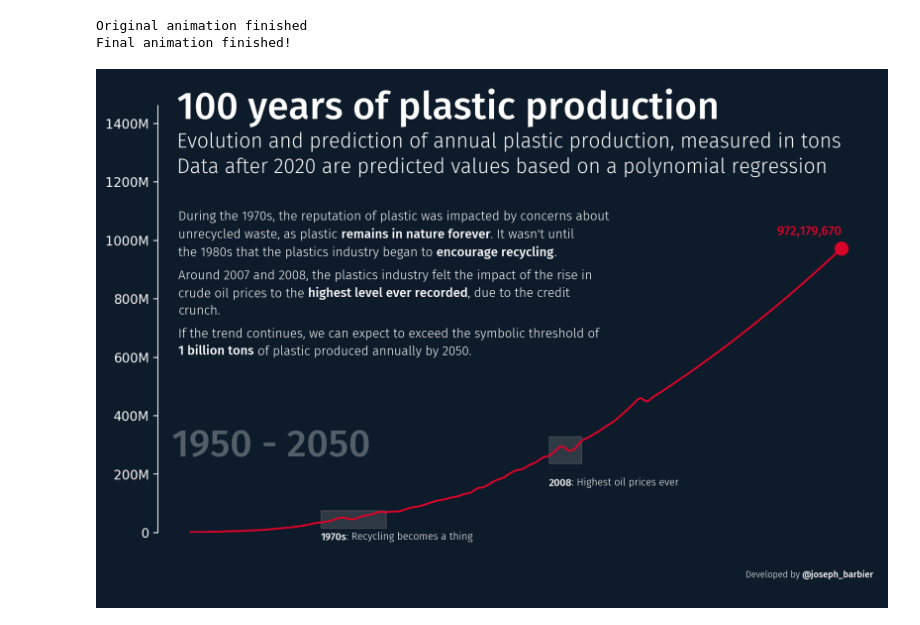
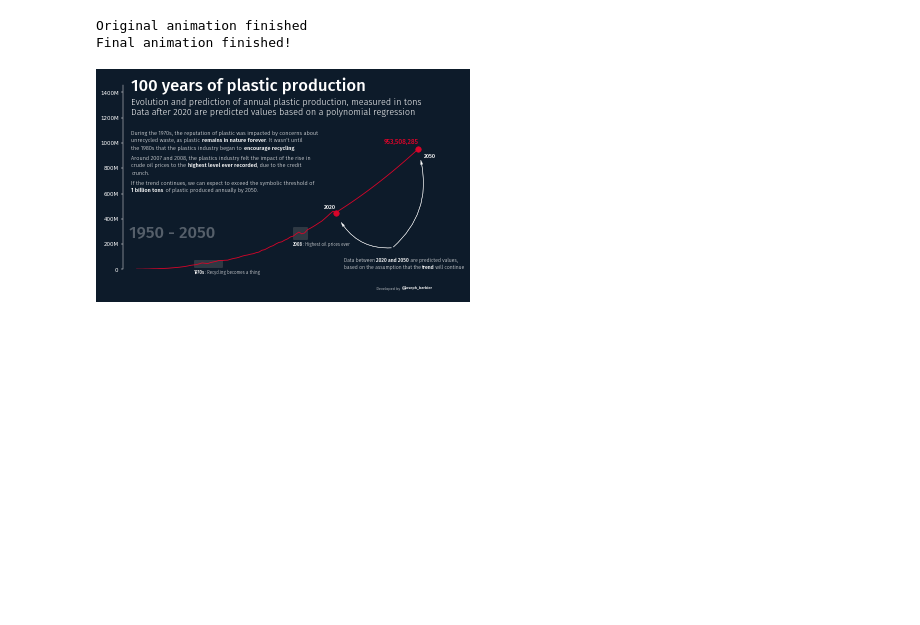
Before and after one commit to JosephBARBIERDARNAL/misc-dataviz, a Jupyter notebook: plastic-pollution/code.ipynb, the cells around one changed output. Saved outputs shown, nothing was run; the diff lists cells and outputs as text; code cells hidden in the pictures; blank space fills up the shorter version.

```diff
--- a/plastic-pollution/code.ipynb
+++ b/plastic-pollution/code.ipynb
@@ -19,7 +19,7 @@ from matplotlib import font_manager
 from matplotlib.font_manager import FontProperties
 
 # parameters
-interpolate = True
+interpolate = False
 interpolate_factor = 10
 
 # pre processing
@@ -81,12 +81,26 @@ def custom_formatter(x, pos):
         return f'{x*1e-3:.0f}k'
     else:
         return f'{x:.0f}'
+
+def draw_arrow(tail_position, head_position, invert=False, radius=0.5):
+    kw = dict(arrowstyle="Simple, tail_width=0.5, head_width=4, head_length=8", color=text_color, lw=0.5)
+    if invert:
+        connectionstyle = f"arc3,rad=-{radius}"
+    else:
+        connectionstyle = f"arc3,rad={radius}"
+    a = FancyArrowPatch(
+        tail_position, head_position,
+        connectionstyle=connectionstyle,
+        transform=fig.transFigure,
+        **kw
+    )
+    fig.patches.append(a)
 # %%
 # parameters
 background_color = '#0d1b2a'
 text_color = 'white'
 line_color = '#d90429'
-dpi = 200
+dpi = 40
 initial_duration = 25
 
 # font
@@ -147,7 +161,7 @@ def update(frame):
             zorder=-1
         )
         ax_text(
-            1970, ymax_1970s*0.05,
+            1970, ymax_1970s*0.01,
             '<1970s>: Recycling becomes a thing',
             fontsize=8,
             color=text_color,
@@ -168,7 +182,7 @@ def update(frame):
             zorder=-1
         )
         ax_text(
-            2005, ymax_2005_2010*0.6,
+            2005, ymax_2005_2010*0.7,
             '<2008>: Highest oil prices ever',
             fontsize=8,
             color=text_color,
@@ -185,7 +199,7 @@ def update(frame):
         subset_df['plastic-production'].values[-1]*1.06,
         f"{subset_df['plastic-production'].values[-1]:,.0f}",
         color=line_color,
-        fontsize=10,
+        fontsize=12,
         ha='right',
         va='center',
         fontproperties=bold_font,
@@ -235,6 +249,56 @@ def update(frame):
         highlight_textprops=highlight_textprops,
         fig=fig
     )
+
+    # highlight the 2020
+    if year >= 2020:
+        ax.scatter(2020, df.loc[2020, 'plastic-production'], color=line_color, s=100)
+        ax_text(
+            2020, df.loc[2020, 'plastic-production']*1.1,
+            "2020",
+            color=text_color,
+            fontsize=10,
+            ha='right',
+            va='center',
+            fontproperties=bold_font,
+            ax=ax
+        )
+
+    # highlight the 2050
+    if year >= 2050:
+        ax_text(
+            2055, df.loc[2050, 'plastic-production']*0.92,
+            "2050",
+            color=text_color,
+            fontsize=10,
+            ha='right',
+            va='center',
+            fontproperties=bold_font,
+            ax=ax
+        )
+
+    # draw arrow on last frame
+    if frame == len(df) - 1:
+        draw_arrow((0.8, 0.2), (0.67, 0.31), radius=0.3, invert=True)
+        draw_arrow((0.8, 0.2), (0.87, 0.57), radius=0.3)
+
+        text = """
+        Data between <2020 and 2050> are predicted values,
+        based on the assumption that the <trend> will continue
+        """
+        fig_text(
+            0.65, 0.17,
+            text,
+            ha='left', va='top',
+            fontsize=9,
+            font=font,
+            color=text_color,
+            highlight_textprops=[
+                {'font':bold_font},
+                {'font':bold_font}
+            ],
+            fig=fig
+        )
 
     # title
     text = """
@@ -269,31 +333,31 @@ def update(frame):
             {'font':bold_font},
         ],
         fig=fig
     )
 
 # create and save animation
 ani = FuncAnimation(fig, update, frames=len(df))
 ani.save('global-plastics-production.gif', fps=20)
 print('Original animation finished')
 
 
 # get initial frames
 with Image.open('global-plastics-production.gif') as img:
     frames = [frame.copy() for frame in ImageSequence.Iterator(img)]
 
 # set duration of each frame
 for i, frame in enumerate(frames):
     frame_duration = initial_duration
 
     # stay for last date
     if i == len(frames) - 1:
         frame_duration = 10000 # 10000
     frame.info['duration'] = frame_duration
 
 # Save the modified frames as a new GIF
 frames[0].save('global-plastics-production-modif.gif', save_all=True, append_images=frames[1:], loop=0)
 print('Final animation finished!')
 # %% [output]
 Original animation finished
 Final animation finished!
-[figure, old version]
+[figure, new version]
```
Also changed, not shown: parts of 1 cell of this notebook, 2 other files.
